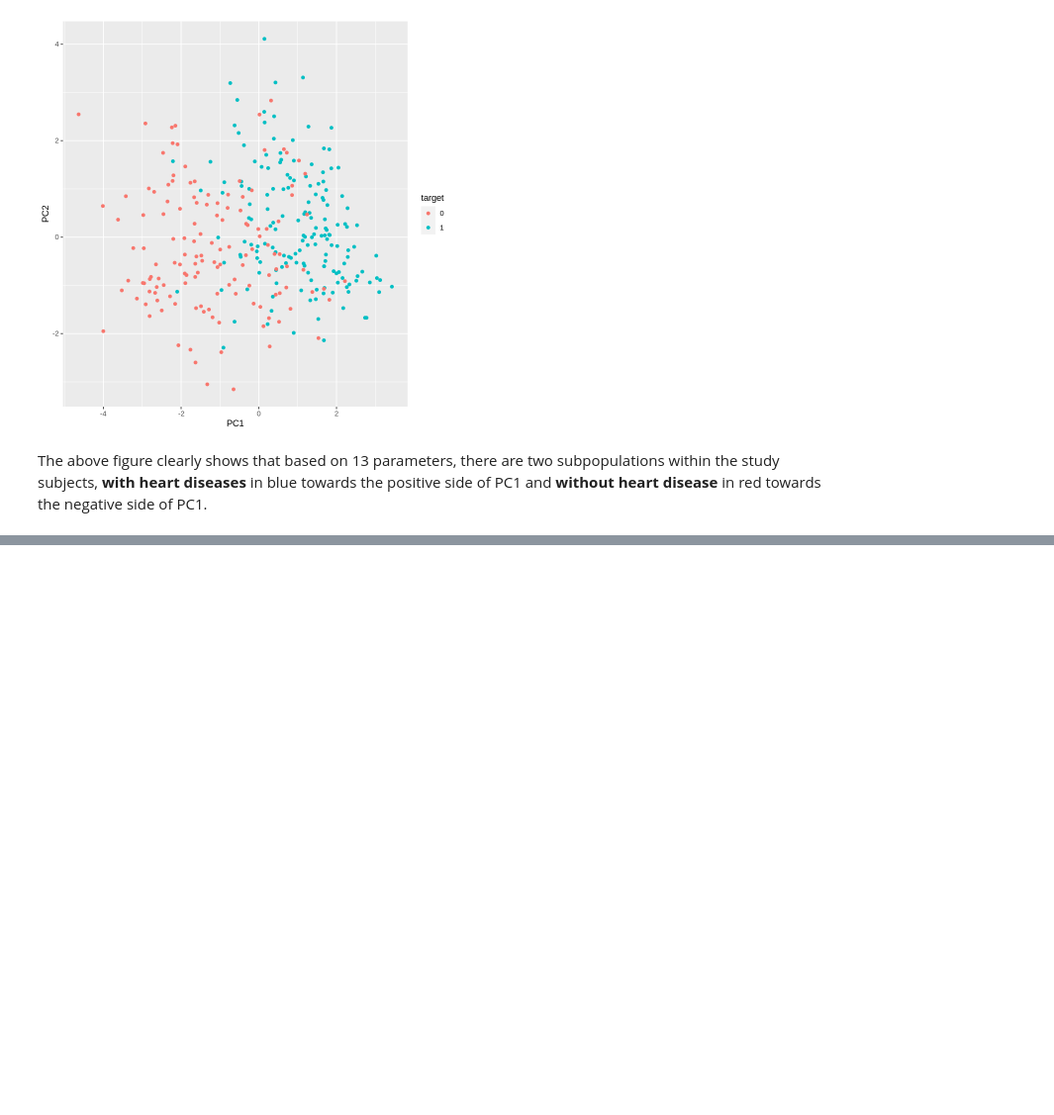
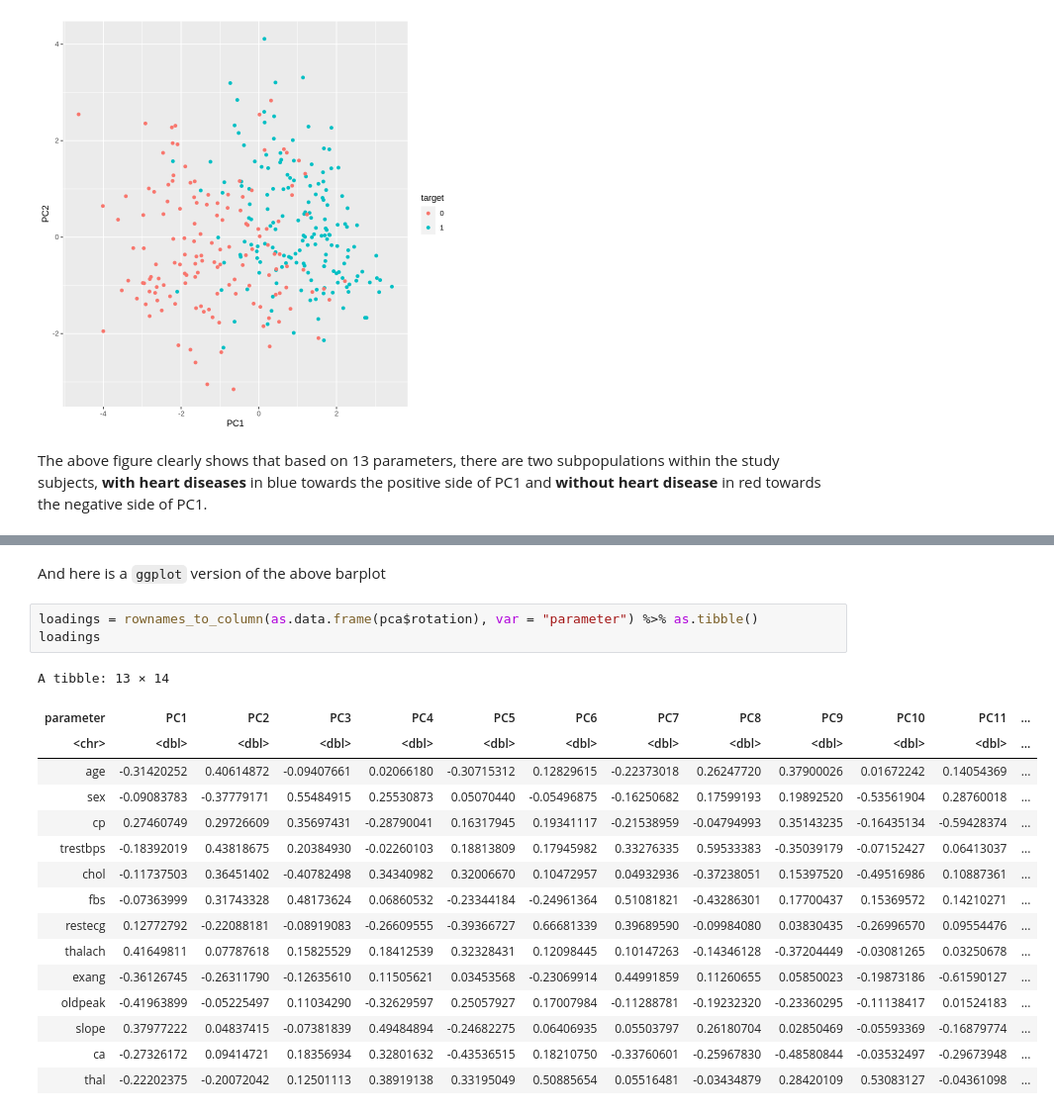
Before and after one commit to SaraAlKarimy/Notebooks, a Jupyter notebook: heart.ipynb, the cells around one changed output, grey strips where cells are left out. Shown at 99% size. Saved outputs shown, nothing was run; the diff lists cells and outputs as text; blank space fills up the shorter version.

```diff
--- a/heart.ipynb
+++ b/heart.ipynb
@@ -196,0 +200,22 @@ The above figure clearly shows that based on 13 parameters, there are two subpop
+# %% [markdown]
+And here is a `ggplot` version of the above barplot
+# %%
+loadings = rownames_to_column(as.data.frame(pca$rotation), var = "parameter") %>% as.tibble()
+loadings
+# %% [output]
+A tibble: 13 × 14
+| parameter | PC1 | PC2 | PC3 | PC4 | PC5 | PC6 | PC7 | PC8 | PC9 | PC10 | PC11 | ... |
+| <chr> | <dbl> | <dbl> | <dbl> | <dbl> | <dbl> | <dbl> | <dbl> | <dbl> | <dbl> | <dbl> | <dbl> | ... |
+| age | -0.31420252 | 0.40614872 | -0.09407661 | 0.02066180 | -0.30715312 | 0.12829615 | -0.22373018 | 0.26247720 | 0.37900026 | 0.01672242 | 0.14054369 | ... |
+| sex | -0.09083783 | -0.37779171 | 0.55484915 | 0.25530873 | 0.05070440 | -0.05496875 | -0.16250682 | 0.17599193 | 0.19892520 | -0.53561904 | 0.28760018 | ... |
+| cp | 0.27460749 | 0.29726609 | 0.35697431 | -0.28790041 | 0.16317945 | 0.19341117 | -0.21538959 | -0.04794993 | 0.35143235 | -0.16435134 | -0.59428374 | ... |
+| trestbps | -0.18392019 | 0.43818675 | 0.20384930 | -0.02260103 | 0.18813809 | 0.17945982 | 0.33276335 | 0.59533383 | -0.35039179 | -0.07152427 | 0.06413037 | ... |
+| chol | -0.11737503 | 0.36451402 | -0.40782498 | 0.34340982 | 0.32006670 | 0.10472957 | 0.04932936 | -0.37238051 | 0.15397520 | -0.49516986 | 0.10887361 | ... |
+| fbs | -0.07363999 | 0.31743328 | 0.48173624 | 0.06860532 | -0.23344184 | -0.24961364 | 0.51081821 | -0.43286301 | 0.17700437 | 0.15369572 | 0.14210271 | ... |
+| restecg | 0.12772792 | -0.22088181 | -0.08919083 | -0.26609555 | -0.39366727 | 0.66681339 | 0.39689590 | -0.09984080 | 0.03830435 | -0.26996570 | 0.09554476 | ... |
+| thalach | 0.41649811 | 0.07787618 | 0.15825529 | 0.18412539 | 0.32328431 | 0.12098445 | 0.10147263 | -0.14346128 | -0.37204449 | -0.03081265 | 0.03250678 | ... |
+| exang | -0.36126745 | -0.26311790 | -0.12635610 | 0.11505621 | 0.03453568 | -0.23069914 | 0.44991859 | 0.11260655 | 0.05850023 | -0.19873186 | -0.61590127 | ... |
+| oldpeak | -0.41963899 | -0.05225497 | 0.11034290 | -0.32629597 | 0.25057927 | 0.17007984 | -0.11288781 | -0.19232320 | -0.23360295 | -0.11138417 | 0.01524183 | ... |
+| slope | 0.37977222 | 0.04837415 | -0.07381839 | 0.49484894 | -0.24682275 | 0.06406935 | 0.05503797 | 0.26180704 | 0.02850469 | -0.05593369 | -0.16879774 | ... |
+| ca | -0.27326172 | 0.09414721 | 0.18356934 | 0.32801632 | -0.43536515 | 0.18210750 | -0.33760601 | -0.25967830 | -0.48580844 | -0.03532497 | -0.29673948 | ... |
+| thal | -0.22202375 | -0.20072042 | 0.12501113 | 0.38919138 | 0.33195049 | 0.50885654 | 0.05516481 | -0.03434879 | 0.28420109 | 0.53083127 | -0.04361098 | ... |
```
Also changed, not shown: parts of 12 cells of this notebook.
